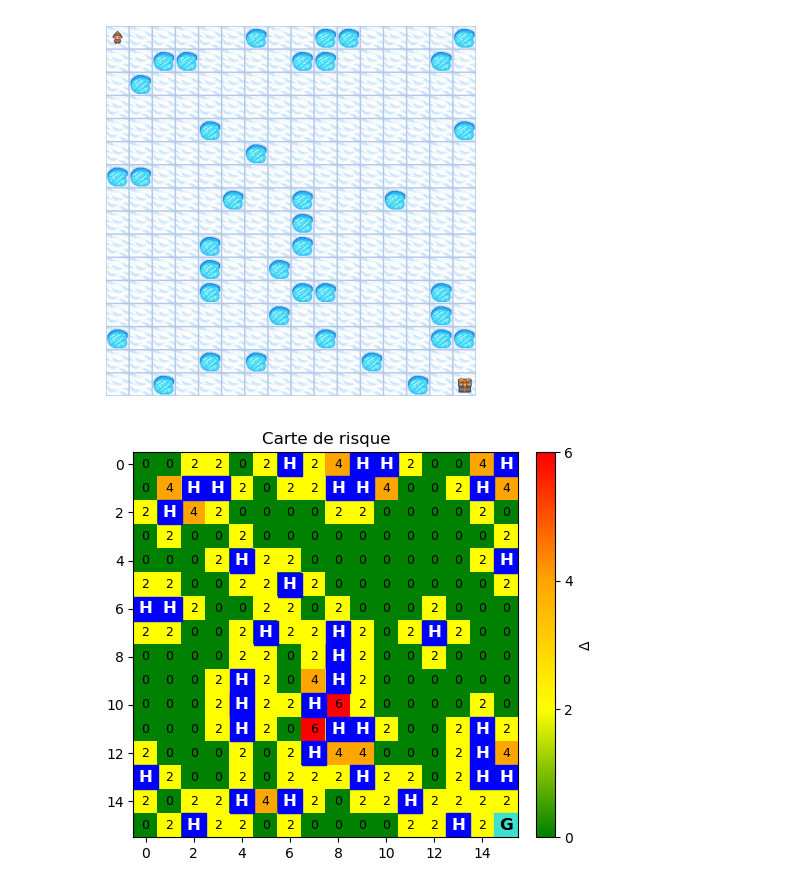
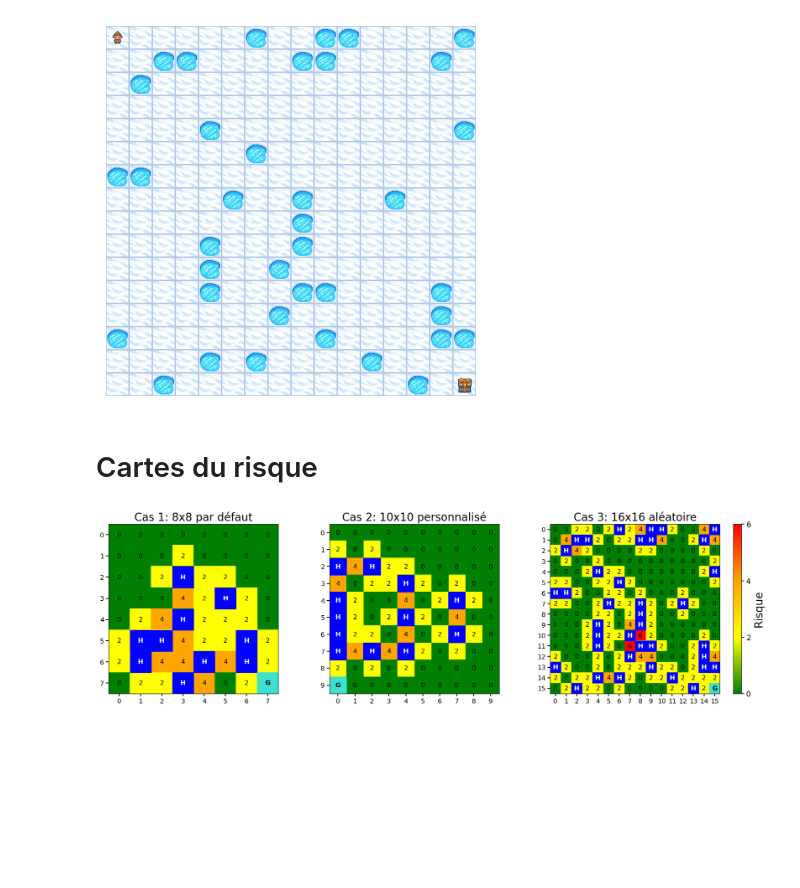
Before and after one commit to sinadeau/SafeRL-IFT-7201, a Jupyter notebook: Visualize_results.ipynb, the cells around one changed output. Cells and saved outputs as stored; diff of their text form; code cells hidden in the pictures; blank space fills up the shorter version.

Commit message:
Add risk map figure for report
-Modified function plot_risk_map() (environments.py)
-Add risk map figure for report in folder "Figures"

```diff
--- a/Visualize_ppo_results.ipynb
+++ b/Visualize_results.ipynb
@@ -15,10 +15,10 @@ Simplement pour visualiser les environnements
 # %%
 ENV_TYPE = "8x8_default"
 
-env = create_env(env_type=ENV_TYPE)
-state, info = env.reset()
+env_8x8 = create_env(env_type=ENV_TYPE)
+state, info = env_8x8.reset()
 
-plt.imshow(env.render())
+plt.imshow(env_8x8.render())
 plt.axis("off")
 plt.show()
 # %% [output]
@@ -36,10 +30,10 @@ env.env.plot_risk_map()
 # %%
 ENV_TYPE = "10x10_custom"
 
-env = create_env(env_type=ENV_TYPE)
-state, info = env.reset()
+env_10x10 = create_env(env_type=ENV_TYPE)
+state, info = env_10x10.reset()
 
-plt.imshow(env.render())
+plt.imshow(env_10x10.render())
 plt.axis("off")
 plt.show()
 # %% [output]
@@ -94,15 +82,31 @@ plt.show()
 # %%
 ENV_TYPE = "16x16_random"
 
-env = create_env(env_type=ENV_TYPE)
-state, info = env.reset()
+env_16x16 = create_env(env_type=ENV_TYPE)
+state, info = env_16x16.reset()
 
-plt.imshow(env.render())
+plt.imshow(env_16x16.render())
 plt.axis("off")
 plt.show()
 # %% [output]
 [figure]
-# %%
-env.env.plot_risk_map()
-# %% [output]
-[figure, removed]
+# %% [markdown]
+# Cartes du risque
+# %%
+fig, axes = plt.subplots(1, 3, figsize=(18, 5), constrained_layout=True)
+
+im1 = env_8x8.env.plot_risk_map(ax=axes[0], title="Cas 1: 8x8 par défaut", show_colorbar=False)
+im2 = env_10x10.env.plot_risk_map(ax=axes[1], title="Cas 2: 10x10 personnalisé", show_colorbar=False)
+im3 = env_16x16.env.plot_risk_map(ax=axes[2], title="Cas 3: 16x16 aléatoire", show_colorbar=False)
+
+# Une seule colorbar commune à droite
+cbar = fig.colorbar(im3, ax=axes, fraction=0.025, pad=0.02)
+cbar.set_ticks([0, 2, 4, 6])
+cbar.ax.tick_params(labelsize=14, width=1.5, length=5)
+cbar.set_label("Risque", fontsize=20)
+
+# Enregistrer la figure
+plt.savefig(".\Figures\Figure_carte_de_risque.png", dpi=300, bbox_inches='tight')
+plt.show()
+# %% [output]
+[figure, added]
```
Also changed, not shown: parts of 4 cells of this notebook, 2 other files.
